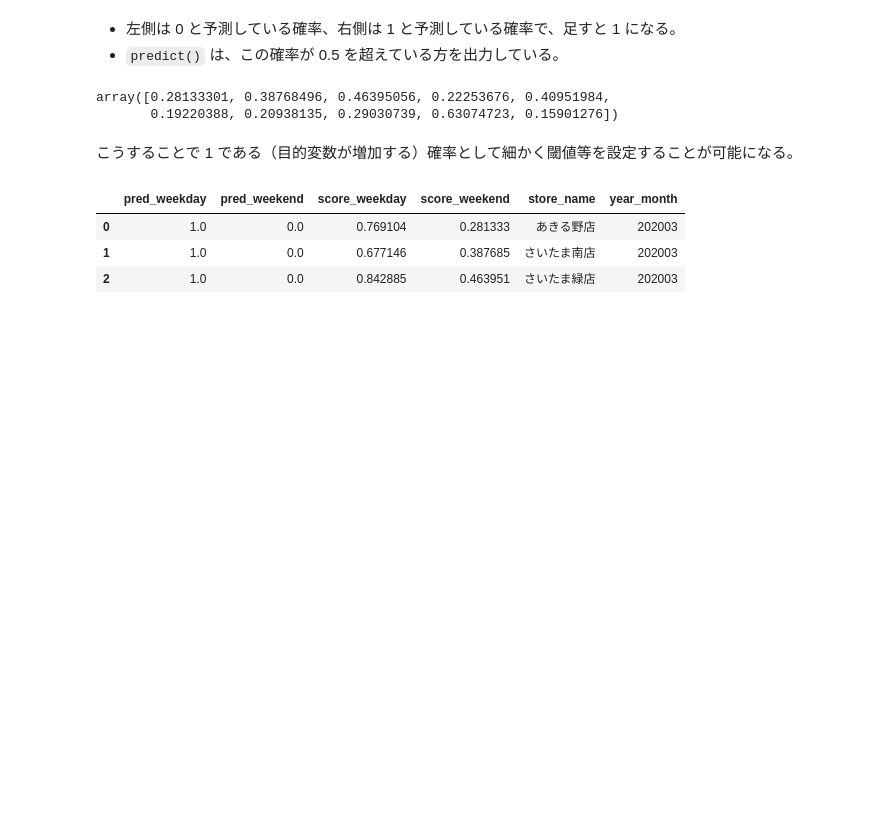
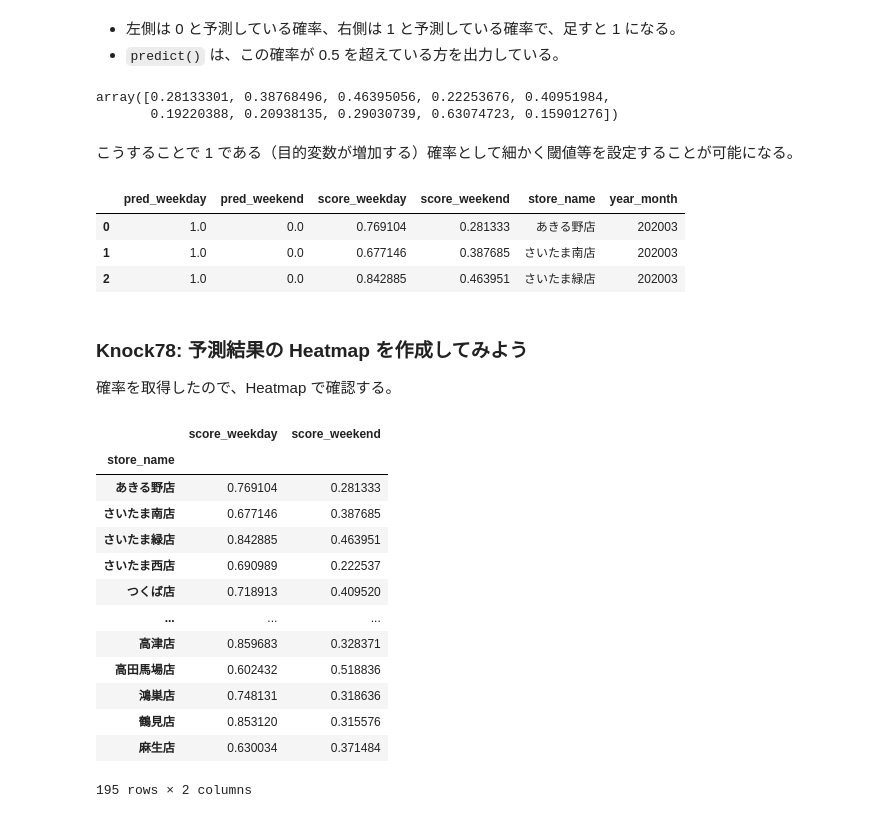
Before and after one commit to 1024xx4/machine_learning_system_100_knocks, a Jupyter notebook: section8/section8.ipynb, the cells around one changed output. Saved outputs shown, nothing was run; the diff lists cells and outputs as text; code cells hidden in the pictures; blank space fills up the shorter version.

```diff
--- a/section8/section8.ipynb
+++ b/section8/section8.ipynb
@@ -226,3 +226,26 @@ pred.head(3)
 | 0 | 1.0 | 0.0 | 0.769104 | 0.281333 | あきる野店 | 202003 |
 | 1 | 1.0 | 0.0 | 0.677146 | 0.387685 | さいたま南店 | 202003 |
 | 2 | 1.0 | 0.0 | 0.842885 | 0.463951 | さいたま緑店 | 202003 |
+# %% [markdown]
+### Knock78: 予測結果の Heatmap を作成してみよう
+確率を取得したので、Heatmap で確認する。
+# %%
+# Heatmap 用 Data の作成
+pred_viz = pred[['store_name', 'score_weekday', 'score_weekend']].copy()
+pred_viz.set_index('store_name', inplace=True)
+pred_viz
+# %% [output]
+|  | score_weekday | score_weekend |
+| store_name |  |  |
+| あきる野店 | 0.769104 | 0.281333 |
+| さいたま南店 | 0.677146 | 0.387685 |
+| さいたま緑店 | 0.842885 | 0.463951 |
+| さいたま西店 | 0.690989 | 0.222537 |
+| つくば店 | 0.718913 | 0.409520 |
+| ... | ... | ... |
+| 高津店 | 0.859683 | 0.328371 |
+| 高田馬場店 | 0.602432 | 0.518836 |
+| 鴻巣店 | 0.748131 | 0.318636 |
+| 鶴見店 | 0.853120 | 0.315576 |
+| 麻生店 | 0.630034 | 0.371484 |
+195 rows × 2 columns
```
Also changed, not shown: parts of 2 cells of this notebook.
